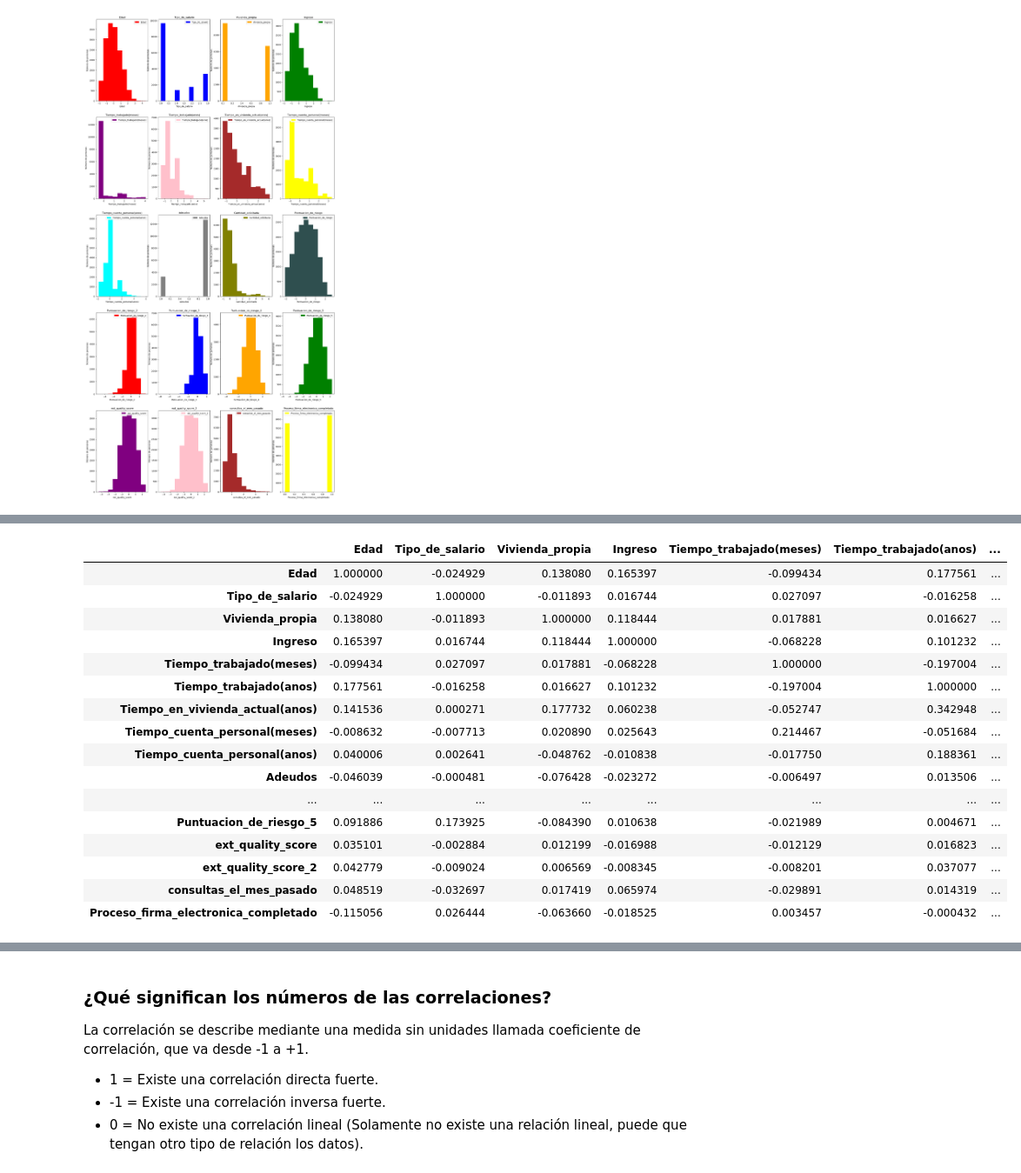
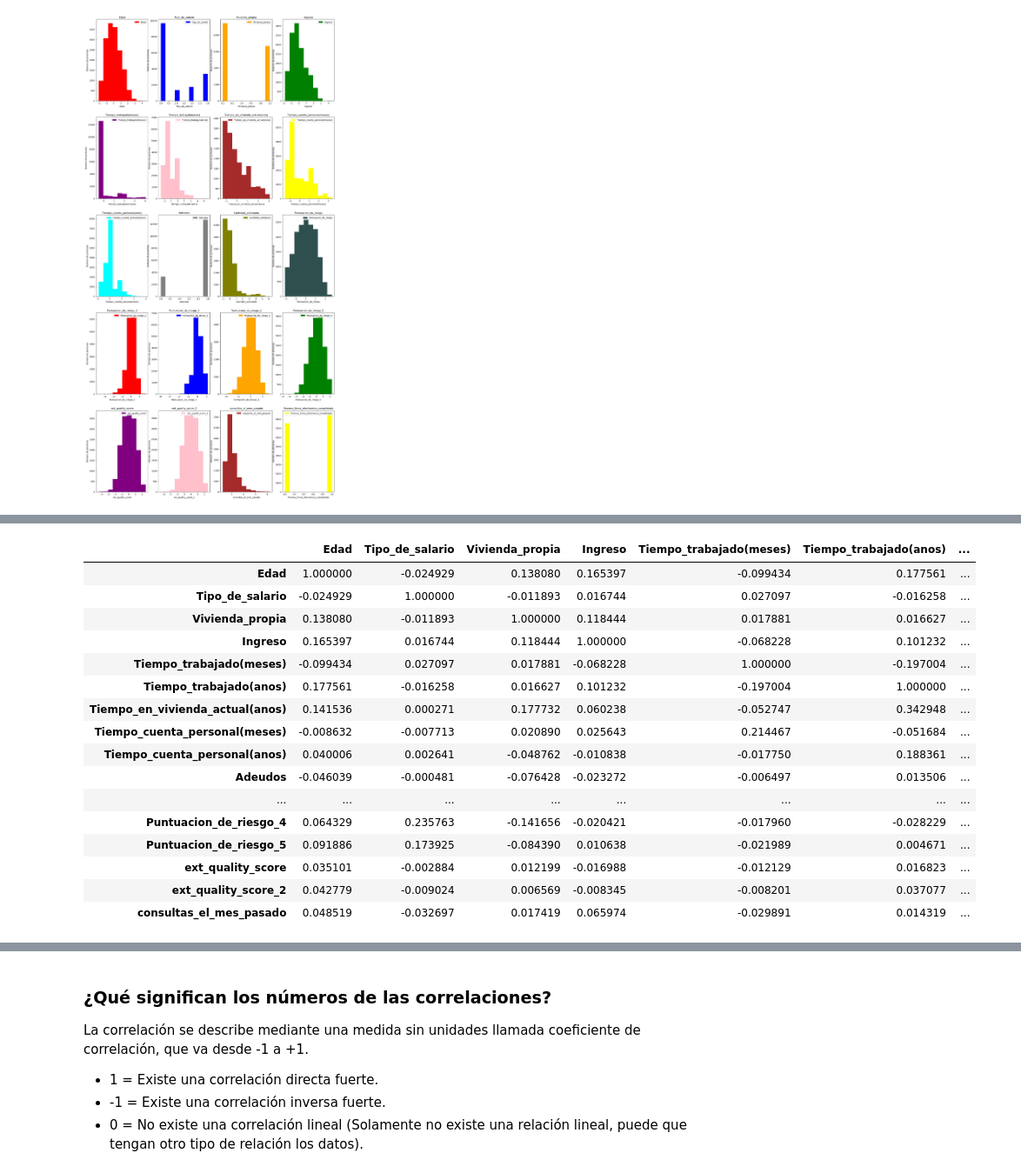
Before and after one commit to ismaelacosta/Proyecto_AID, a Jupyter notebook: examen.ipynb, the cells around one changed output, grey strips where cells are left out. Shown at 87% size. Cells and saved outputs as stored; diff of their text form; code cells hidden in the pictures.

```diff
--- a/examen.ipynb
+++ b/examen.ipynb
@@ -1005,0 +1207,4 @@ df
+# %%
+lista_columnas = ['Proceso_firma_electronica_completado']
+df.drop(columns=lista_columnas).plot(kind="box", subplots=True, layout=(7,3), sharex=False, sharey=False, figsize=(15,20))
+plt.show()
@@ -1100,21 +1303,21 @@ Esto sirve para comprobar que relacion tienen dos variables, y como es que puede
 # %%
-correlacion = df.corr(method="pearson")
+correlacion = df.drop(columns=lista_columnas).corr(method="pearson")
 correlacion
 # %% [output]
 |  | Edad | Tipo_de_salario | Vivienda_propia | Ingreso | Tiempo_trabajado(meses) | Tiempo_trabajado(anos) | ... |
 | Edad | 1.000000 | -0.024929 | 0.138080 | 0.165397 | -0.099434 | 0.177561 | ... |
 | Tipo_de_salario | -0.024929 | 1.000000 | -0.011893 | 0.016744 | 0.027097 | -0.016258 | ... |
 | Vivienda_propia | 0.138080 | -0.011893 | 1.000000 | 0.118444 | 0.017881 | 0.016627 | ... |
 | Ingreso | 0.165397 | 0.016744 | 0.118444 | 1.000000 | -0.068228 | 0.101232 | ... |
 | Tiempo_trabajado(meses) | -0.099434 | 0.027097 | 0.017881 | -0.068228 | 1.000000 | -0.197004 | ... |
 | Tiempo_trabajado(anos) | 0.177561 | -0.016258 | 0.016627 | 0.101232 | -0.197004 | 1.000000 | ... |
 | Tiempo_en_vivienda_actual(anos) | 0.141536 | 0.000271 | 0.177732 | 0.060238 | -0.052747 | 0.342948 | ... |
 | Tiempo_cuenta_personal(meses) | -0.008632 | -0.007713 | 0.020890 | 0.025643 | 0.214467 | -0.051684 | ... |
 | Tiempo_cuenta_personal(anos) | 0.040006 | 0.002641 | -0.048762 | -0.010838 | -0.017750 | 0.188361 | ... |
 | Adeudos | -0.046039 | -0.000481 | -0.076428 | -0.023272 | -0.006497 | 0.013506 | ... |
 | ... | ... | ... | ... | ... | ... | ... | ... |
+| Puntuacion_de_riesgo_4 | 0.064329 | 0.235763 | -0.141656 | -0.020421 | -0.017960 | -0.028229 | ... |
 | Puntuacion_de_riesgo_5 | 0.091886 | 0.173925 | -0.084390 | 0.010638 | -0.021989 | 0.004671 | ... |
 | ext_quality_score | 0.035101 | -0.002884 | 0.012199 | -0.016988 | -0.012129 | 0.016823 | ... |
 | ext_quality_score_2 | 0.042779 | -0.009024 | 0.006569 | -0.008345 | -0.008201 | 0.037077 | ... |
 | consultas_el_mes_pasado | 0.048519 | -0.032697 | 0.017419 | 0.065974 | -0.029891 | 0.014319 | ... |
-| Proceso_firma_electronica_completado | -0.115056 | 0.026444 | -0.063660 | -0.018525 | 0.003457 | -0.000432 | ... |
```
Also changed, not shown: parts of 64 cells of this notebook.
